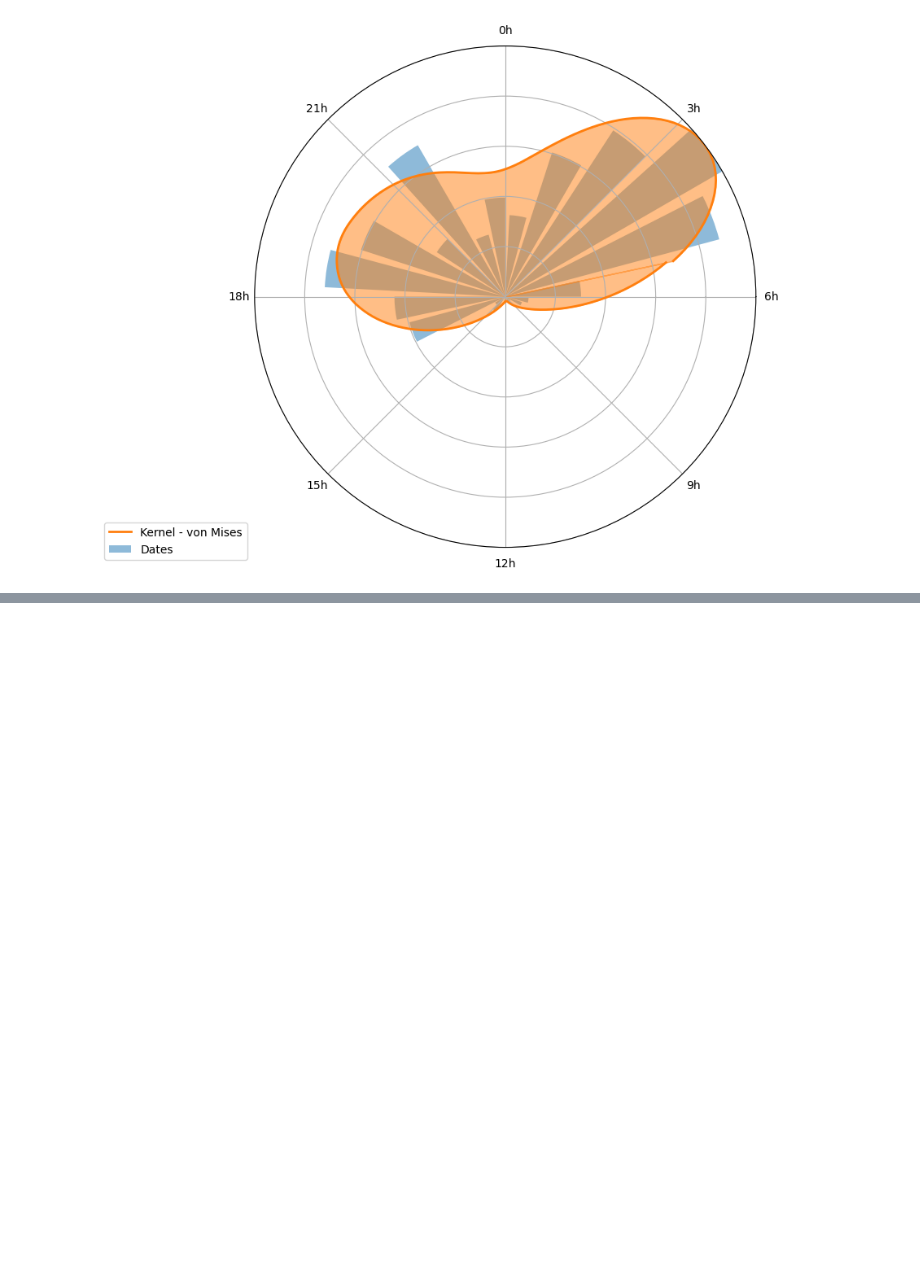
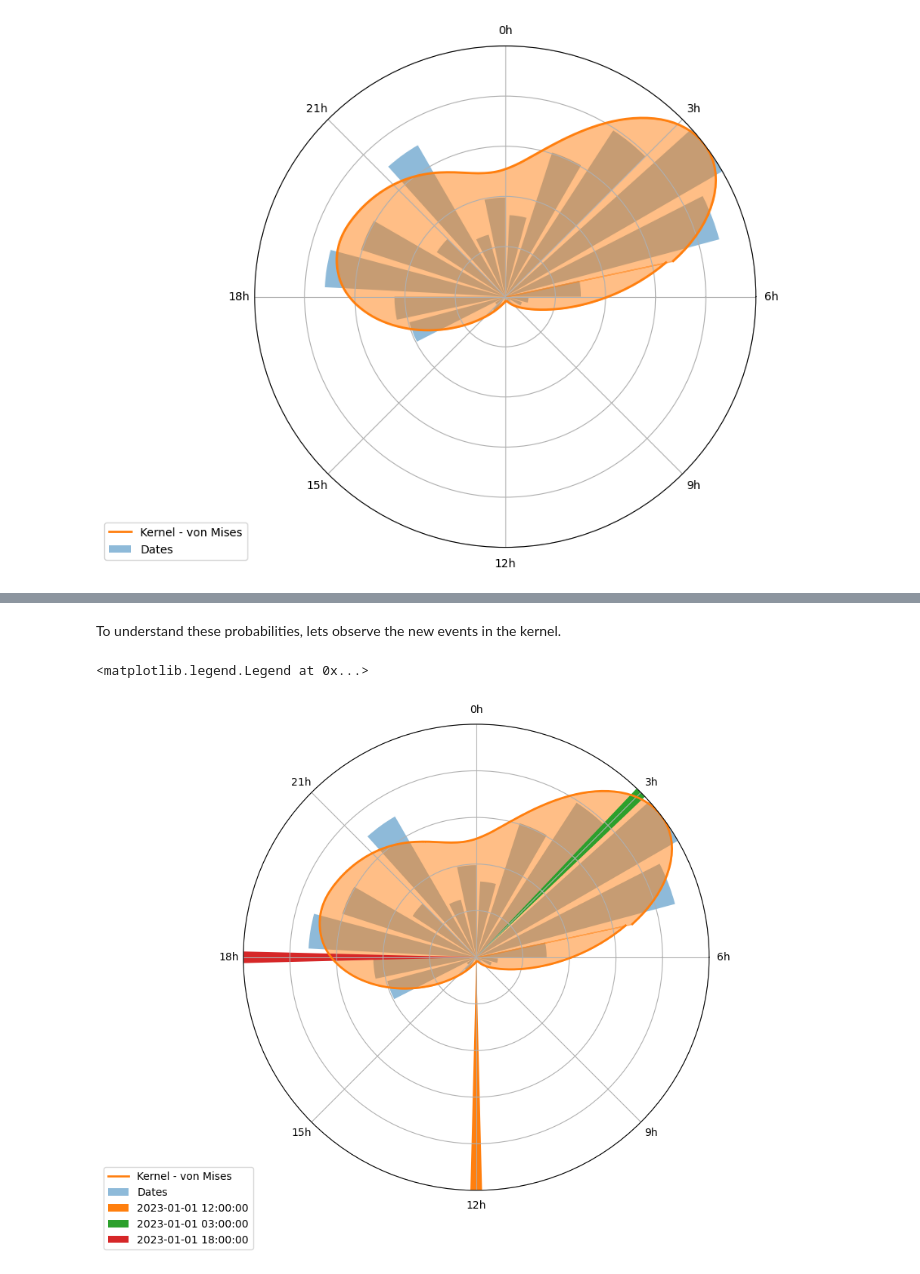
Before and after one commit to albahnsen/pycircular, a Jupyter notebook: doc/tutorials/tutorial_intro_circular_data_analysis.ipynb, the cells around one changed output, grey strips where cells are left out. Drawn from its saved outputs; the diff is of its cells as text; code cells hidden in the pictures; blank space fills up the shorter version.

```diff
--- a/doc/tutorials/tutorial_intro_circular_data_analysis.ipynb
+++ b/doc/tutorials/tutorial_intro_circular_data_analysis.ipynb
@@ -165,0 +155,12 @@ y_test
+# %% [markdown]
+To understand these probabilities, lets observe the new events in the kernel.
+# %%
+fig, ax1 = pycircular.plots.plot_kernel(freq_arr[:, 0], freq_arr[:, 1], y,time_segment=time_segment)
+
+for i in range(y_test.shape[0]):
+    ax1.bar([radians[i]], [1], width=0.05, label=y_test.loc[i, 'dates'])
+
+ax1.legend(bbox_to_anchor=(-0.3, 0.05), loc="upper left", borderaxespad=0)
+# %% [output]
+<matplotlib.legend.Legend at 0x...>
+[figure, added]
```
Also changed, not shown: parts of 7 cells of this notebook.
